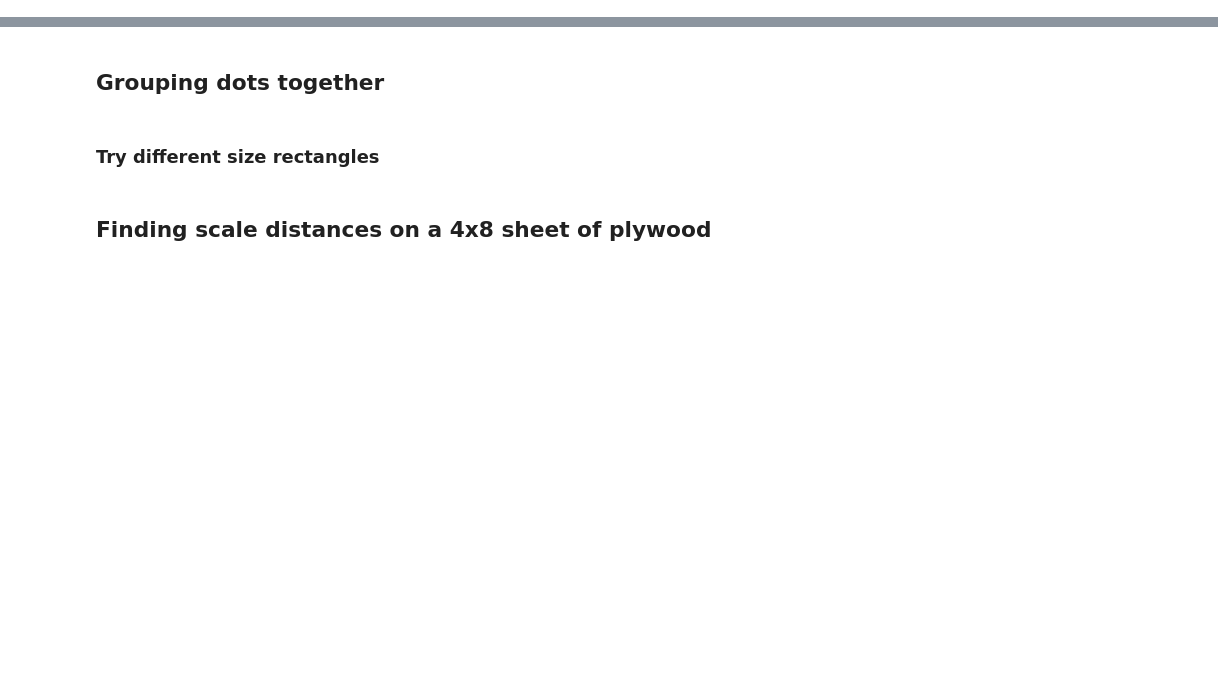
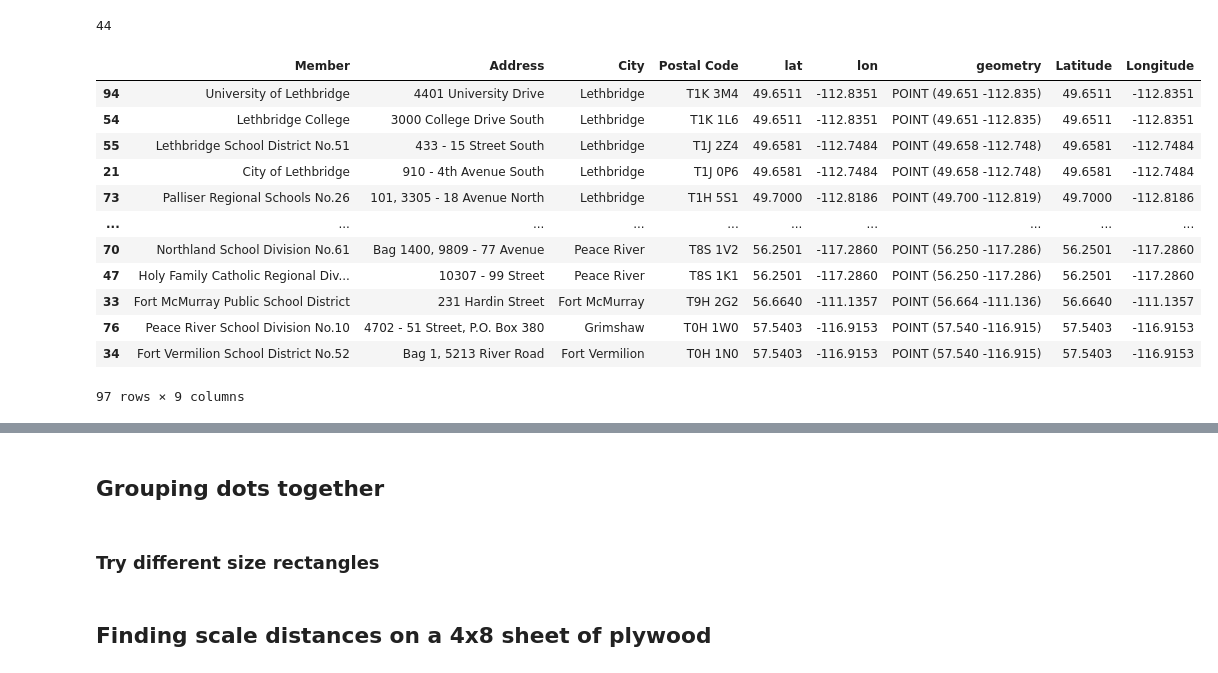
Before and after one commit to callysto/cybera-members, a Jupyter notebook: map/map.ipynb, the cells around one changed output, grey strips where cells are left out. Saved outputs shown, nothing was run; the diff lists cells and outputs as text; code cells hidden in the pictures; blank space fills up the shorter version.

Commit message:
Starting to group by city

```diff
--- a/map/map.ipynb
+++ b/map/map.ipynb
@@ -9,6 +14,6 @@ import folium
 # %%
-distances = pd.read_csv('data/Connected member addresses for network map November 2022 - Sheet1.csv', header=None,
+data = pd.read_csv('data/Connected member addresses for network map November 2022 - Sheet1.csv', header=None,
                    names=['Member', 'Address', 'City', 'Postal Code'])
-distances.iloc[56]['Postal Code'] = 'T0L 0Z0' # Someone entered this wihout a space
-distances.drop([36, 38], axis=0, inplace=True) # Centers in Germany and France
-distances
+data.iloc[56]['Postal Code'] = 'T0L 0Z0' # Someone entered this wihout a space
+data.drop([36, 38], axis=0, inplace=True) # Centers in Germany and France
+data
@@ -15,12 +34,30 @@ distances
+# %%
+len(data['City'].unique())
+# %% [output]
+44
 # %%
 lats = []
 lons = []
-for i in distances['Postal Code']:
+for i in data['Postal Code']:
     location = nomi.query_postal_code(i)
     lats.append(location['latitude'])
     lons.append(location['longitude'])
-distances['lat'] = lats
-distances['lon'] = lons
-distances['geometry'] = geopandas.points_from_xy(distances['lat'], distances['lon'])
-distances.sort_values(by='lat', inplace=True)
-distances
+data['Latitude'] = lats
+data['Longitude'] = lons
+data['geometry'] = geopandas.points_from_xy(data['lat'], data['lon'])
+data.sort_values(by='lat', inplace=True)
+data
+# %% [output]
+|  | Member | Address | City | Postal Code | lat | lon | geometry | Latitude | Longitude |
+| 94 | University of Lethbridge | 4401 University Drive | Lethbridge | T1K 3M4 | 49.6511 | -112.8351 | POINT (49.651 -112.835) | 49.6511 | -112.8351 |
+| 54 | Lethbridge College | 3000 College Drive South | Lethbridge | T1K 1L6 | 49.6511 | -112.8351 | POINT (49.651 -112.835) | 49.6511 | -112.8351 |
+| 55 | Lethbridge School District No.51 | 433 - 15 Street South | Lethbridge | T1J 2Z4 | 49.6581 | -112.7484 | POINT (49.658 -112.748) | 49.6581 | -112.7484 |
+| 21 | City of Lethbridge | 910 - 4th Avenue South | Lethbridge | T1J 0P6 | 49.6581 | -112.7484 | POINT (49.658 -112.748) | 49.6581 | -112.7484 |
+| 73 | Palliser Regional Schools No.26 | 101, 3305 - 18 Avenue North | Lethbridge | T1H 5S1 | 49.7000 | -112.8186 | POINT (49.700 -112.819) | 49.7000 | -112.8186 |
+| ... | ... | ... | ... | ... | ... | ... | ... | ... | ... |
+| 70 | Northland School Division No.61 | Bag 1400, 9809 - 77 Avenue | Peace River | T8S 1V2 | 56.2501 | -117.2860 | POINT (56.250 -117.286) | 56.2501 | -117.2860 |
+| 47 | Holy Family Catholic Regional Div... | 10307 - 99 Street | Peace River | T8S 1K1 | 56.2501 | -117.2860 | POINT (56.250 -117.286) | 56.2501 | -117.2860 |
+| 33 | Fort McMurray Public School District | 231 Hardin Street | Fort McMurray | T9H 2G2 | 56.6640 | -111.1357 | POINT (56.664 -111.136) | 56.6640 | -111.1357 |
+| 76 | Peace River School Division No.10 | 4702 - 51 Street, P.O. Box 380 | Grimshaw | T0H 1W0 | 57.5403 | -116.9153 | POINT (57.540 -116.915) | 57.5403 | -116.9153 |
+| 34 | Fort Vermilion School District No.52 | Bag 1, 5213 River Road | Fort Vermilion | T0H 1N0 | 57.5403 | -116.9153 | POINT (57.540 -116.915) | 57.5403 | -116.9153 |
+97 rows × 9 columns
```
Also changed, not shown: parts of 9 cells of this notebook.
